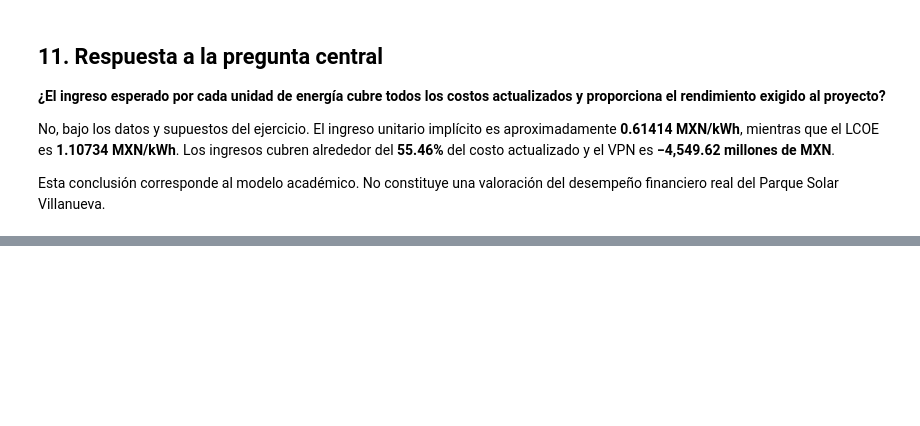
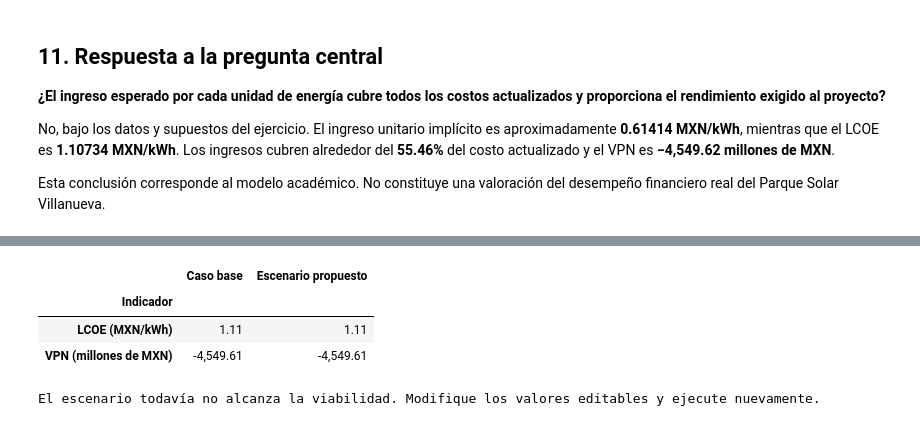
Before and after one commit to cesar-martinez-torres/Energia_Renovable, a Jupyter notebook: 01_evaluacion_economica_LCOE.ipynb, the cells around one changed output, grey strips where cells are left out. Cells and saved outputs as stored; diff of their text form; code cells hidden in the pictures; blank space fills up the shorter version.

```diff
--- a/01_evaluacion_economica_LCOE.ipynb
+++ b/01_evaluacion_economica_LCOE.ipynb
@@ -337,0 +467,45 @@ Esta conclusión corresponde al modelo académico. No constituye una valoración
+# %%
+# ============================================================
+# INICIO DE VALORES EDITABLES
+# Modifique solamente los valores numéricos de este bloque.
+# ============================================================
+tasa_propuesta = 0.08
+factor_capex_propuesto = 1.00
+factor_energia_propuesto = 1.00
+factor_opex_propuesto = 1.00
+factor_ingreso_propuesto = 1.00
+degradacion_propuesta = 0.005
+# ============================================================
+# FIN DE VALORES EDITABLES
+# No modifique el código situado debajo de esta línea.
+# ============================================================
+
+lcoe_propuesto, vpn_propuesto = evaluar_escenario(
+    tasa=tasa_propuesta,
+    factor_capex=factor_capex_propuesto,
+    factor_energia=factor_energia_propuesto,
+    factor_opex=factor_opex_propuesto,
+    factor_ingreso=factor_ingreso_propuesto,
+    degradacion_anual=degradacion_propuesta,
+)
+
+comparacion_propuesta = pd.DataFrame(
+    {
+        "Indicador": ["LCOE (MXN/kWh)", "VPN (millones de MXN)"],
+        "Caso base": [lcoe_mxn_kwh, vpn / 1e6],
+        "Escenario propuesto": [lcoe_propuesto, vpn_propuesto / 1e6],
+    }
+).set_index("Indicador")
+
+display(comparacion_propuesta.round(3))
+
+if vpn_propuesto >= 0:
+    print("El escenario propuesto alcanza un VPN mayor o igual que cero.")
+else:
+    print("El escenario todavía no alcanza la viabilidad. Modifique los valores editables y ejecute nuevamente.")
+# %% [output]
+|  | Caso base | Escenario propuesto |
+| Indicador |  |  |
+| LCOE (MXN/kWh) | 1.11 | 1.11 |
+| VPN (millones de MXN) | -4,549.61 | -4,549.61 |
+El escenario todavía no alcanza la viabilidad. Modifique los valores editables y ejecute nuevamente.
```
Also changed, not shown: parts of 12 cells of this notebook, 3 other files.
